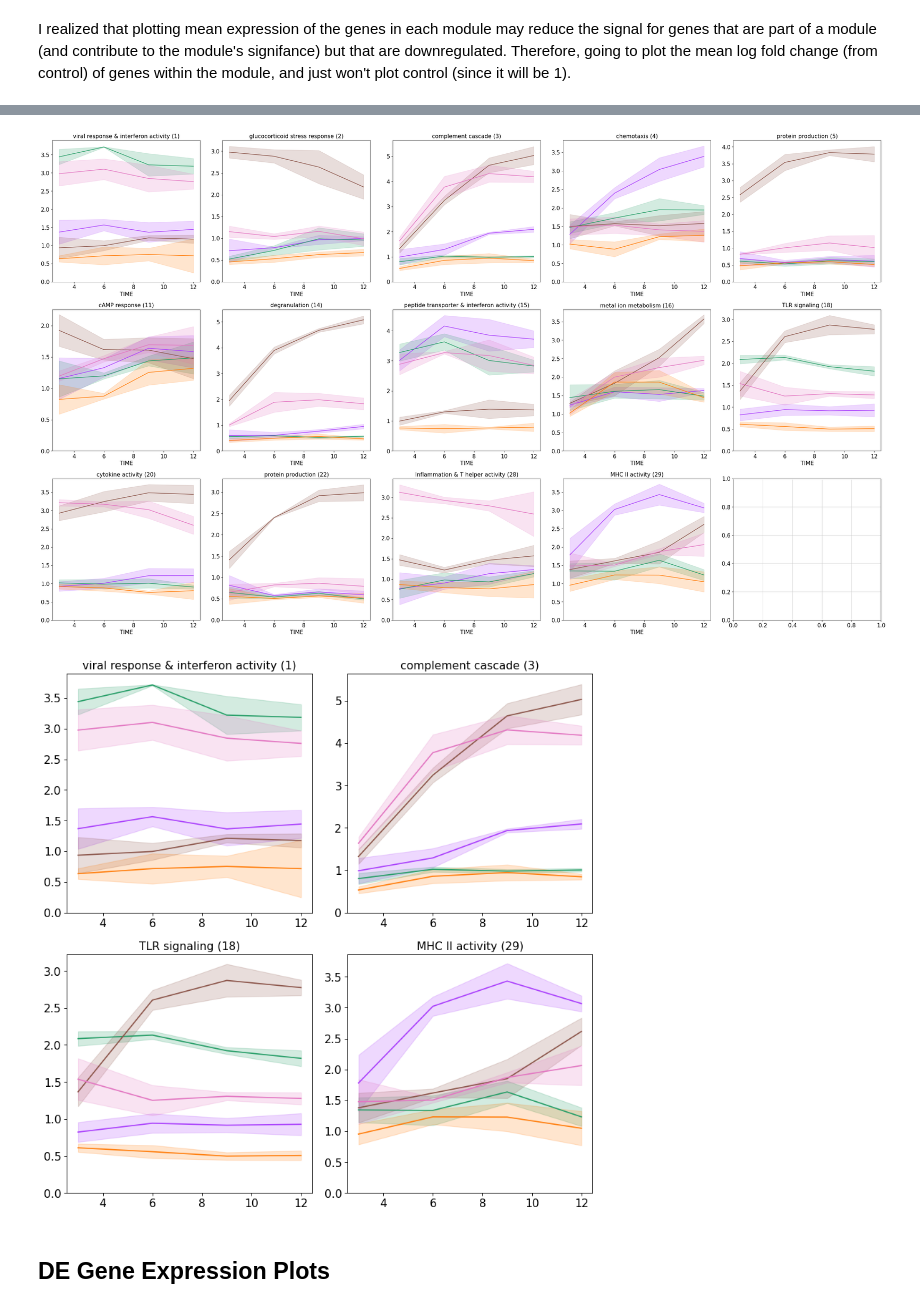
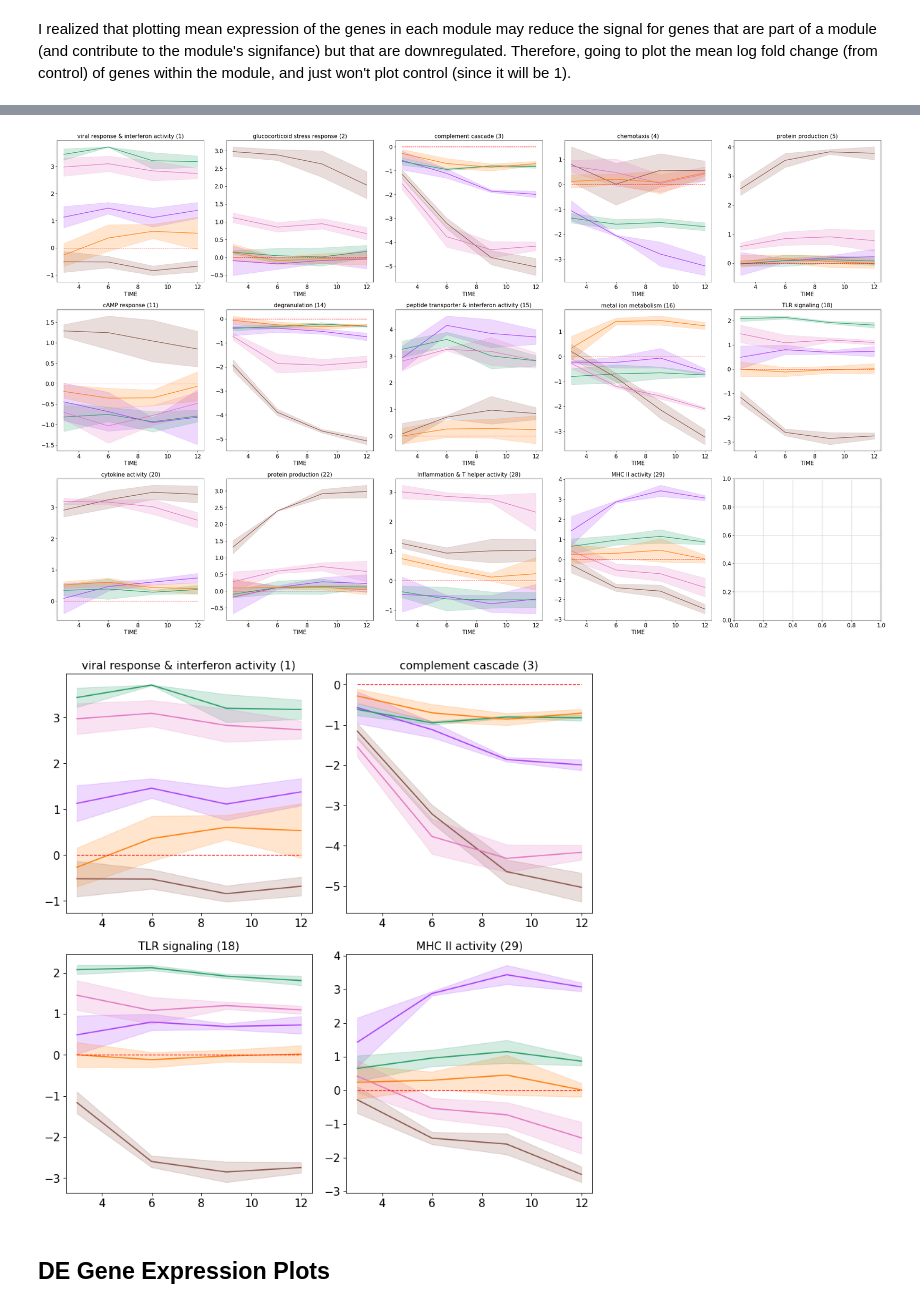
Before and after one commit to yelabucsf/clue, a Jupyter notebook: bulk/bulk.analysis.ipynb, the cells around one changed output, grey strips where cells are left out. Drawn from its saved outputs; the diff is of its cells as text; code cells hidden in the pictures.

```diff
--- a/bulk/bulk.analysis.ipynb
+++ b/bulk/bulk.analysis.ipynb
@@ -1030,7 +1028,7 @@ sig_module_labels = {
     11: 'cAMP response',
     14: 'degranulation',
     15: 'peptide transporter & interferon activity',
-    16: 'metal ion metabolism',
+    16: 'metal ion response',
     18: 'TLR signaling',
     20: 'cytokine activity',
     22: 'protein production',
@@ -1045,8 +1043,3 @@ len(sig_modules)
 cond_long_colors = dict(zip([k for k, v in cond_dict.items()], [cond_colors[v] for k, v in cond_dict.items()]))
 # %% [markdown]
 I realized that plotting mean expression of the genes in each module may reduce the signal for genes that are part of a module (and contribute to the module's signifance) but that are downregulated. Therefore, going to plot the mean log fold change (from control) of genes within the module, and just won't plot control (since it will be 1).
-# %%
-specific_counts = specific_counts.abs()
-specific_counts = specific_counts.reset_index()
-# %%
-specific_counts['TIME'] = specific_counts['TIME'].astype(int)
@@ -1069,53 +1058,55 @@ for sig_module, ax in zip(sig_modules, np.ravel(ax)):
 #     gene_union = np.unique(np.concatenate([de_genes[stim][i] for i in hours]))
 #     specific_counts = counts['norm'][gene_union]
 
-    specific_counts = counts['norm_lfc'][main_modules_genes[sig_module]].abs()
+    specific_counts = counts['norm_lfc'][main_modules_genes[sig_module]]#.abs()
     means = specific_counts.mean(1)
 
-    means.rename('Mean Absolute Log Fold Change (from Control)', inplace=True);
+    means.rename('Mean Log Fold Change (from Control)', inplace=True);
 
     tidy_means = means.reset_index()
     tidy_means['TIME'] = tidy_means['TIME'].astype(int)
     # tidy_means = tidy_means[(tidy_means['STIM'] == stim) | (tidy_means['STIM'] == 'Control')]
 
-    sns.lineplot(x="TIME",y='Mean Absolute Log Fold Change (from Control)',data=tidy_means, hue='STIM', err_style="band", ci="sd", ax=ax, palette=cond_long_colors);
+    sns.lineplot(x="TIME",y='Mean Log Fold Change (from Control)',data=tidy_means, hue='STIM', err_style="band", ci="sd", ax=ax, palette=cond_long_colors);
     ax.grid(False)
 #     ax.set_yscale('log')
     ax.set_ylabel(None)
     ymax = ax.get_ylim()[1]
-    ax.set_ylim((0,ymax))
+#     ax.set_ylim((0,ymax))
     ax.set_title(str(sig_module_labels[sig_module]) + ' (' + str(sig_module) + ')')
     ax.get_legend().remove()
+    ax.plot([3, 12], [0, 0], linestyle='--', color='r', linewidth=1)
 plt.tight_layout()
 # %% [output]
-[figure, old version]
+[figure, new version]
 # %%
 fig, ax = plt.subplots(2, 2, figsize=(10,10))
 for sig_module, ax in zip([1, 3, 18, 29], np.ravel(ax)):
 #     gene_union = np.unique(np.concatenate([de_genes[stim][i] for i in hours]))
 #     specific_counts = counts['norm'][gene_union]
 
-    specific_counts = counts['norm_lfc'][main_modules_genes[sig_module]].abs()
+    specific_counts = counts['norm_lfc'][main_modules_genes[sig_module]]#.abs()
     means = specific_counts.mean(1)
 
-    means.rename('Mean Absolute Log Fold Change (from Control)', inplace=True);
+    means.rename('Mean Log Fold Change (from Control)', inplace=True);
 
     tidy_means = means.reset_index()
     tidy_means['TIME'] = tidy_means['TIME'].astype(int)
     # tidy_means = tidy_means[(tidy_means['STIM'] == stim) | (tidy_means['STIM'] == 'Control')]
 
-    sns.lineplot(x="TIME",y='Mean Absolute Log Fold Change (from Control)',data=tidy_means, hue='STIM', err_style="band", ci="sd", ax=ax, palette=cond_long_colors);
+    sns.lineplot(x="TIME",y='Mean Log Fold Change (from Control)',data=tidy_means, hue='STIM', err_style="band", ci="sd", ax=ax, palette=cond_long_colors);
     ax.grid(False)
 #     ax.set_yscale('log')
     ax.set_ylabel(None)
     ax.set_xlabel(None)
     ymax = ax.get_ylim()[1]
-    ax.set_ylim((0,ymax))
+#     ax.set_ylim((0,ymax))
     ax.set_title(str(sig_module_labels[sig_module]) + ' (' + str(sig_module) + ')')
     ax.get_legend().remove()
+    ax.plot([3, 12], [0, 0], linestyle='--', color='r', linewidth=1)
 plt.tight_layout()
 # %% [output]
-[figure, old version]
+[figure, new version]
 # %% [markdown]
 ## DE Gene Expression Plots
 # %% [markdown]
```
Also changed, not shown: parts of 12 cells of this notebook.
